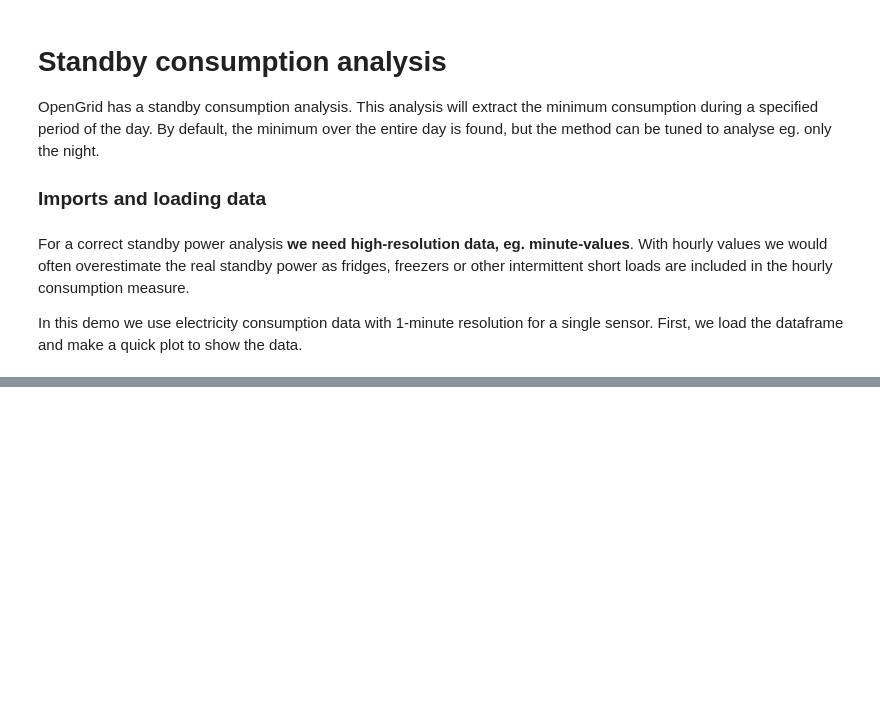
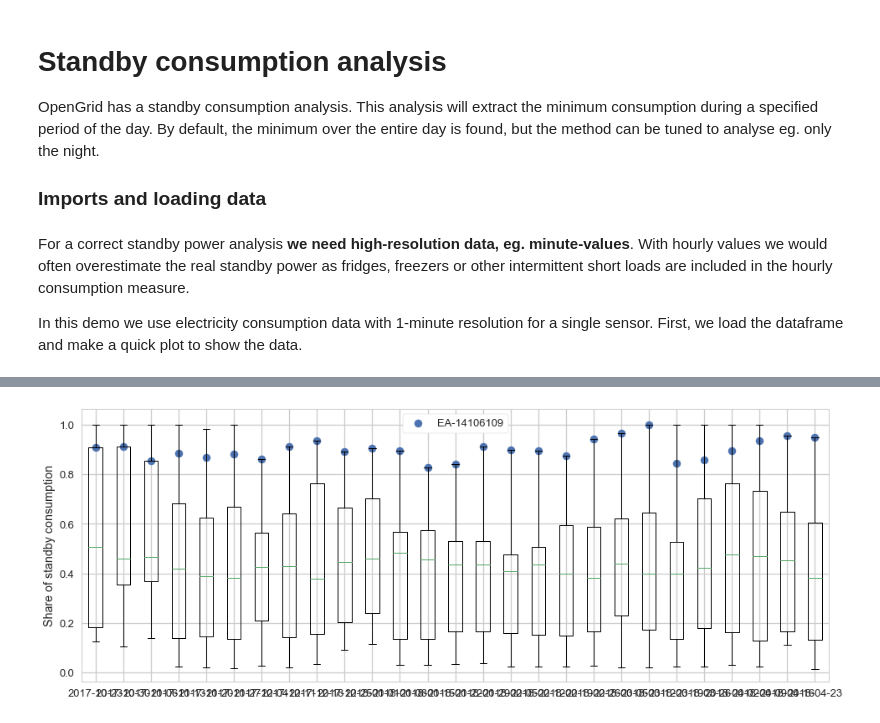
Before and after one commit to saroele/jouleboulevard, a Jupyter notebook: Standby.ipynb, the cells around one changed output, grey strips where cells are left out. Cells and saved outputs as stored; diff of their text form; code cells hidden in the pictures; blank space fills up the shorter version.

```diff
--- a/Standby.ipynb
+++ b/Standby.ipynb
@@ -83,4 +117,6 @@ df_boxplot = df_boxplot.dropna(axis=1)
 # %%
-for col in df.columns:
-    fig = og_plot.boxplot(df=df, plot_mean=False, plot_ids=[col], ylabel='Share of standby consumption')
+for col in df_boxplot.columns:
+    fig = og_plot.boxplot(df=df_boxplot, plot_mean=False, plot_ids=[col], ylabel='Share of standby consumption')
     fig.savefig("figures/boxplot_" + col + ".png")
+# %% [output]
+[figure, added]
```
Also changed, not shown: parts of 3 cells of this notebook, 2 other files.
